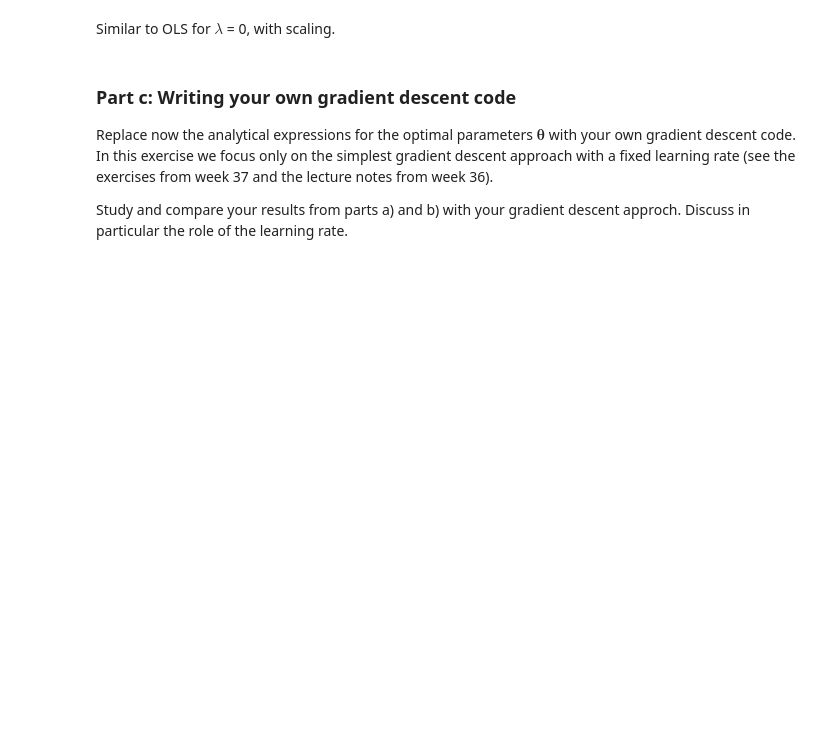
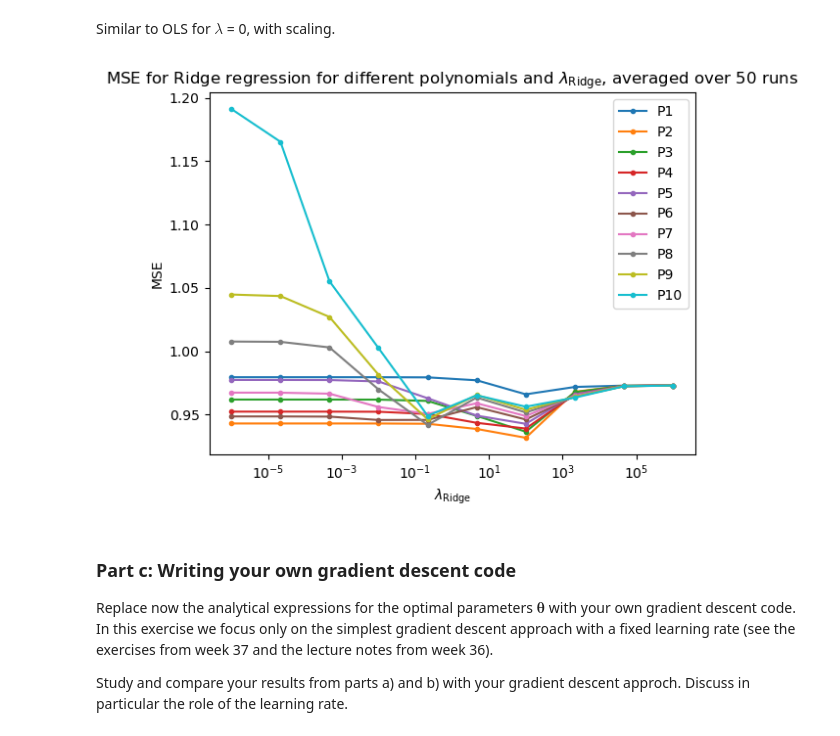
Before and after one commit to Waerstad/4155-Project-1, a Jupyter notebook: Code/project1_main.ipynb, the cells around one changed output. Cells and saved outputs as stored; diff of their text form; code cells hidden in the pictures; blank space fills up the shorter version.

Commit message:
Add working code with plot for part-b

```diff
--- a/Code/project1_main.ipynb
+++ b/Code/project1_main.ipynb
@@ -410,44 +410,60 @@ Similar to OLS for $\lambda$ = 0, with scaling.
 # %%
 # MSE for Ridge regression for different polynomials and lambda_ridges values.
 np.random.seed(2025)
+
+# Number of data points
 n = 100
+
+# Setting up data
+x = np.linspace(-1, 1, n)
+y = Runge_func(x) + np.random.normal(0, 1, size=n)
 
 poly_min = 1
 poly_max = 15
 poly_degrees = np.arange(poly_min, poly_max + 1, 1)
 
-# exp_start = -1
-# exp_stop = -5
-# ridge_lambdas = np.logspace(exp_start, exp_stop, abs(exp_stop-exp_start)+1) # takes 1e(exp_start) and 1e(exp_stop) as arguments, 1e1 as steps
+exp_start = 6
+exp_stop = -6
+ridge_lambdas = np.logspace(exp_start, exp_stop, 10)
 
-ridge_lambdas = np.linspace(1e-5, 1e6, 1000)
-
-runs = 1
+runs = 50
 
 mse_matrix_run_poly_lambda = np.zeros([runs, len(poly_degrees), len(ridge_lambdas)])
+r2_matrix_run_poly_lambda = np.zeros([runs, len(poly_degrees), len(ridge_lambdas)])
 
 for i in range(runs):
-    x = np.linspace(-1, 1, n)
-    y = Runge_func(x) + np.random.normal(0, 1, size=n)
-
     x_train, x_test, y_train, y_test = train_test_split(x, y, test_size=0.2)
 
     for j in range(len(poly_degrees)):
         X_train_poly = polynomial_features(x_train, poly_degrees[j], intercept=False)
         X_test_poly = polynomial_features(x_test, poly_degrees[j], intercept=False)
 
         # Scaling of the data
         scaler = StandardScaler()   # initialize scaler method
         scaler.fit(X_train_poly)    # only base the scaling on X_train, to prevent data leakage from X_test
         X_train_s = scaler.transform(X_train_poly)
         X_test_s = scaler.transform(X_test_poly)
         y_offset = np.mean(y_train) # Nesecarry to add this to the y prediction since we have not used intercept parameter
 
-        for k in range(len(ridge_lambdas))
+        for k in range(len(ridge_lambdas)):
             # Train model/find beta parameters
             beta = Ridge_parameters(X_train_s, y_train, ridge_lambda=ridge_lambdas[k])
             # Doing the prediction
-            predict_y_test_poly = X_test_s @ beta_poly + y_offset # add y_offset since no intercept feature
+            predict_y_test_poly = X_test_s @ beta + y_offset # add y_offset since no intercept feature
 
-            MSEs_runs_datasize_polys_matrix[i,j,k] = mean_squared_error(y_test, predict_y_test_poly)
-            R2s_runs_datasize_polys_matrix[i,j,k] = 1.0 - (np.sum((y_test - predict_y_test_poly)**2)/(np.sum((y_test - np.mean(y_test))**2))) #R2
+            mse_matrix_run_poly_lambda[i,j,k] = mean_squared_error(y_test, predict_y_test_poly)
+            r2_matrix_run_poly_lambda[i,j,k] = 1.0 - (np.sum((y_test - predict_y_test_poly)**2)/(np.sum((y_test - np.mean(y_test))**2)))
+
+mean_mse_polys_lambdas = np.mean(mse_matrix_run_poly_lambda, axis=0)
+mean_r2_polys_lambdas = np.mean(r2_matrix_run_poly_lambda, axis=0)
+
+for deg in range(len(poly_degrees[:10])):
+    plt.semilogx(ridge_lambdas, mean_mse_polys_lambdas[deg,:10], ".-", label=f"P{poly_degrees[deg]}")
+plt.legend()
+plt.xlabel(r"$\lambda_\text{Ridge}$")
+plt.ylabel("MSE")
+plt.title(fr"MSE for Ridge regression for different polynomials and $\lambda_\text{{Ridge}}$, averaged over {runs} runs")
+plt.show()
+plt.close()
+# %% [output]
+[figure, added]
```
Also changed, not shown: parts of 1 cell of this notebook.
